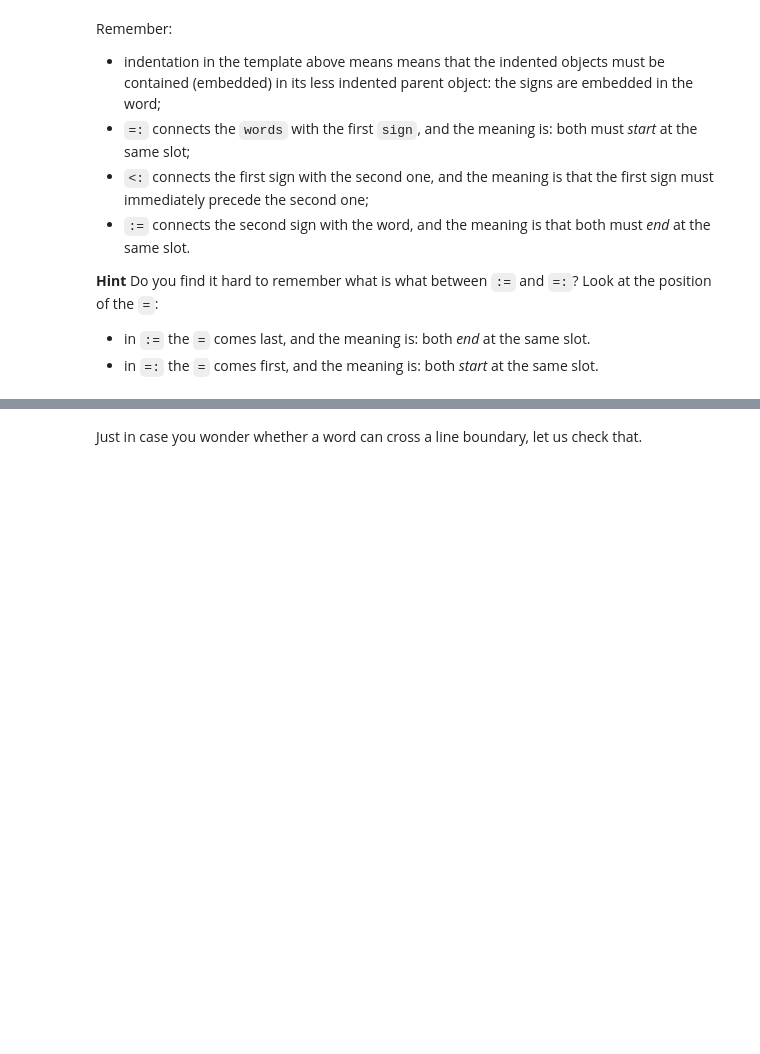
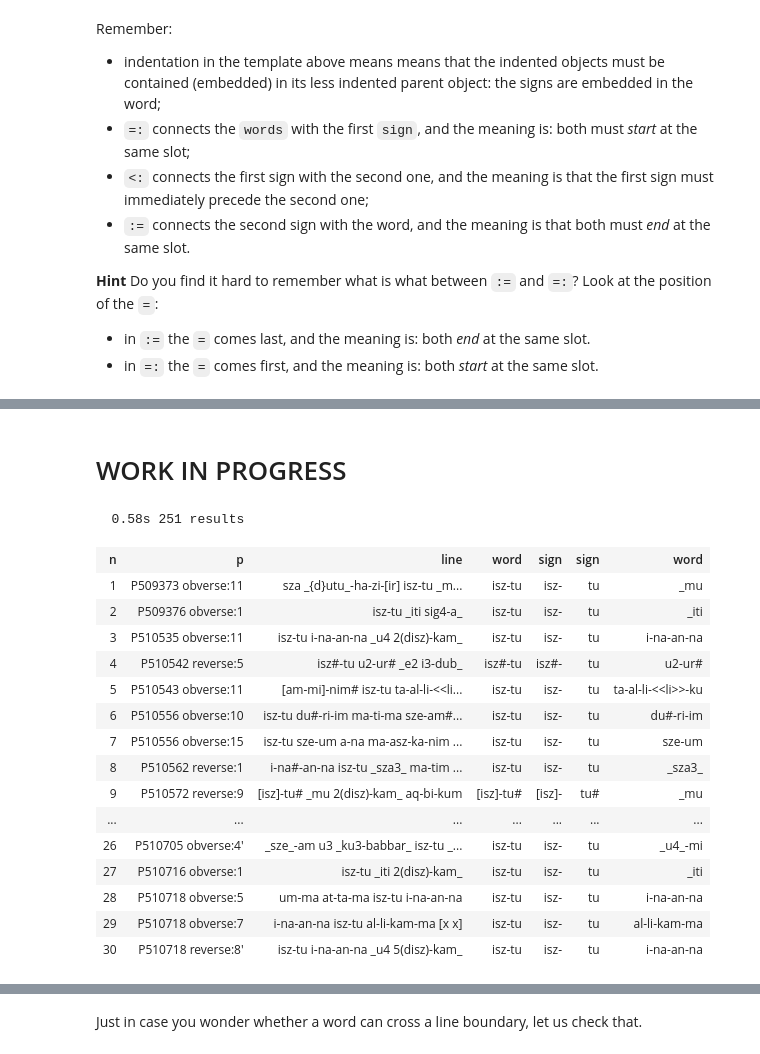
Before and after one commit to Nino-cunei/primers, a Jupyter notebook: oldbabylonian/OB-primer1-prepositions.ipynb, the cells around one changed output, grey strips where cells are left out. Saved outputs shown, nothing was run; the diff lists cells and outputs as text; code cells hidden in the pictures; blank space fills up the shorter version.

```diff
--- a/oldbabylonian/OB-primer1-prepositions.ipynb
+++ b/oldbabylonian/OB-primer1-prepositions.ipynb
@@ -150,0 +148,31 @@ A.table(resultsL, condensed=False, end=10)
+# %% [markdown]
+# WORK IN PROGRESS
+# %%
+queryL = '''
+line
+  word
+    =: sign reading=isz
+    <: sign reading=tu
+    :=
+  <: word
+'''
+results = A.search(queryL)
+A.table(results, end=30)
+# %% [output]
+  0.58s 251 results
+| n | p | line | word | sign | sign | word |
+| 1 | P509373 obverse:11 | sza _{d}utu_-ha-zi-[ir] isz-tu _m... | isz-tu | isz- | tu | _mu |
+| 2 | P509376 obverse:1 | isz-tu _iti sig4-a_ | isz-tu | isz- | tu | _iti |
+| 3 | P510535 obverse:11 | isz-tu i-na-an-na _u4 2(disz)-kam_ | isz-tu | isz- | tu | i-na-an-na |
+| 4 | P510542 reverse:5 | isz#-tu u2-ur# _e2 i3-dub_ | isz#-tu | isz#- | tu | u2-ur# |
+| 5 | P510543 obverse:11 | [am-mi]-nim# isz-tu ta-al-li-<<li... | isz-tu | isz- | tu | ta-al-li-<<li>>-ku |
+| 6 | P510556 obverse:10 | isz-tu du#-ri-im ma-ti-ma sze-am#... | isz-tu | isz- | tu | du#-ri-im |
+| 7 | P510556 obverse:15 | isz-tu sze-um a-na ma-asz-ka-nim ... | isz-tu | isz- | tu | sze-um |
+| 8 | P510562 reverse:1 | i-na#-an-na isz-tu _sza3_ ma-tim ... | isz-tu | isz- | tu | _sza3_ |
+| 9 | P510572 reverse:9 | [isz]-tu# _mu 2(disz)-kam_ aq-bi-kum | [isz]-tu# | [isz]- | tu# | _mu |
+| ... | ... | ... | ... | ... | ... | ... |
+| 26 | P510705 obverse:4' | _sze_-am u3 _ku3-babbar_ isz-tu _... | isz-tu | isz- | tu | _u4_-mi |
+| 27 | P510716 obverse:1 | isz-tu _iti 2(disz)-kam_ | isz-tu | isz- | tu | _iti |
+| 28 | P510718 obverse:5 | um-ma at-ta-ma isz-tu i-na-an-na | isz-tu | isz- | tu | i-na-an-na |
+| 29 | P510718 obverse:7 | i-na-an-na isz-tu al-li-kam-ma [x x] | isz-tu | isz- | tu | al-li-kam-ma |
+| 30 | P510718 reverse:8' | isz-tu i-na-an-na _u4 5(disz)-kam_ | isz-tu | isz- | tu | i-na-an-na |
```
Also changed, not shown: parts of 12 cells of this notebook.
